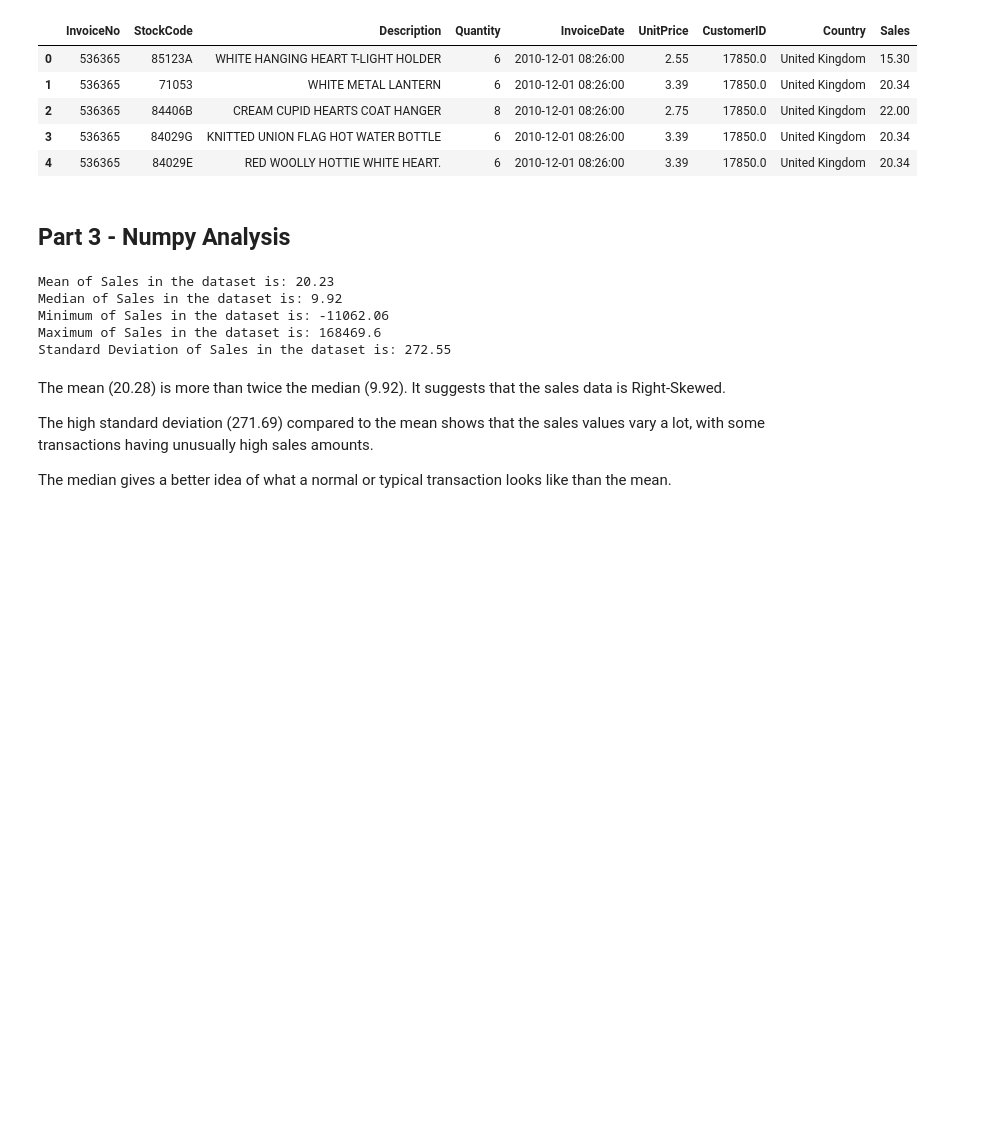
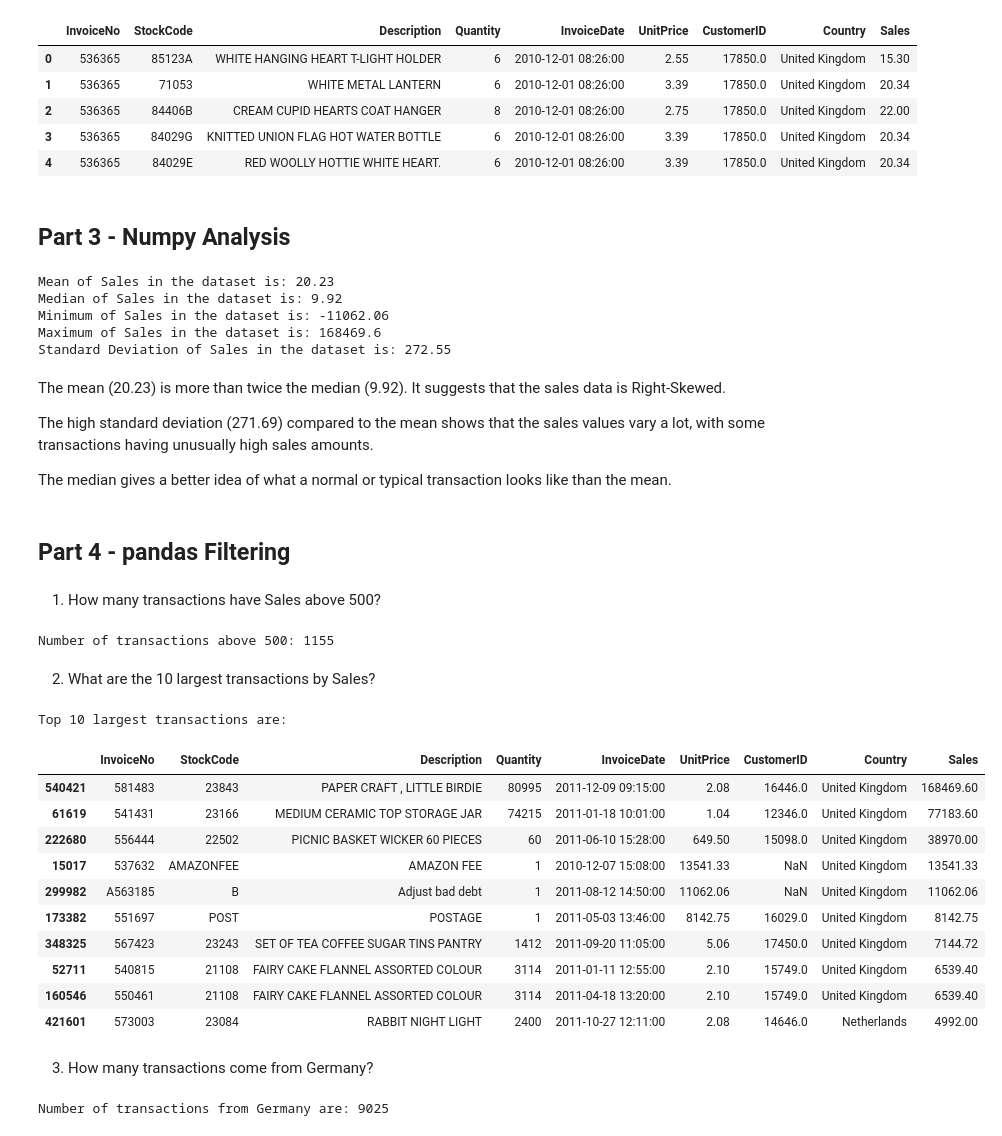
Before and after one commit to VishnuCodes96/Rebounce-Applied-AI-and-Analytics-Codes, a Jupyter notebook: python_301.ipynb, the cells around one changed output. Saved outputs shown, nothing was run; the diff lists cells and outputs as text; code cells hidden in the pictures; blank space fills up the shorter version.

Commit message:
Finished part 4 Pandas Filtering

```diff
--- a/python_301.ipynb
+++ b/python_301.ipynb
@@ -180,8 +180,41 @@ Minimum of Sales in the dataset is: -11062.06
 Maximum of Sales in the dataset is: 168469.6
 Standard Deviation of Sales in the dataset is: 272.55
 # %% [markdown]
-The mean (20.28) is more than twice the median (9.92). It suggests that the sales data is Right-Skewed.
+The mean (20.23) is more than twice the median (9.92). It suggests that the sales data is Right-Skewed.
 
 The high standard deviation (271.69) compared to the mean shows that the sales values vary a lot, with some transactions having unusually high sales amounts.
 
 The median gives a better idea of what a normal or typical transaction looks like than the mean.
+# %% [markdown]
+## Part 4 - pandas Filtering
+# %% [markdown]
+1. How many transactions have Sales above 500?
+# %%
+print(f'Number of transactions above 500: {clean_df[clean_df['Sales'] > 500].shape[0]}')
+# %% [output]
+Number of transactions above 500: 1155
+# %% [markdown]
+2. What are the 10 largest transactions by Sales?
+# %%
+largest_transactions = clean_df.sort_values('Sales',ascending=False)
+print(f'Top 10 largest transactions are:')
+largest_transactions.head(10)
+# %% [output]
+Top 10 largest transactions are:
+|  | InvoiceNo | StockCode | Description | Quantity | InvoiceDate | UnitPrice | CustomerID | Country | Sales |
+| 540421 | 581483 | 23843 | PAPER CRAFT , LITTLE BIRDIE | 80995 | 2011-12-09 09:15:00 | 2.08 | 16446.0 | United Kingdom | 168469.60 |
+| 61619 | 541431 | 23166 | MEDIUM CERAMIC TOP STORAGE JAR | 74215 | 2011-01-18 10:01:00 | 1.04 | 12346.0 | United Kingdom | 77183.60 |
+| 222680 | 556444 | 22502 | PICNIC BASKET WICKER 60 PIECES | 60 | 2011-06-10 15:28:00 | 649.50 | 15098.0 | United Kingdom | 38970.00 |
+| 15017 | 537632 | AMAZONFEE | AMAZON FEE | 1 | 2010-12-07 15:08:00 | 13541.33 | NaN | United Kingdom | 13541.33 |
+| 299982 | A563185 | B | Adjust bad debt | 1 | 2011-08-12 14:50:00 | 11062.06 | NaN | United Kingdom | 11062.06 |
+| 173382 | 551697 | POST | POSTAGE | 1 | 2011-05-03 13:46:00 | 8142.75 | 16029.0 | United Kingdom | 8142.75 |
+| 348325 | 567423 | 23243 | SET OF TEA COFFEE SUGAR TINS PANTRY | 1412 | 2011-09-20 11:05:00 | 5.06 | 17450.0 | United Kingdom | 7144.72 |
+| 52711 | 540815 | 21108 | FAIRY CAKE FLANNEL ASSORTED COLOUR | 3114 | 2011-01-11 12:55:00 | 2.10 | 15749.0 | United Kingdom | 6539.40 |
+| 160546 | 550461 | 21108 | FAIRY CAKE FLANNEL ASSORTED COLOUR | 3114 | 2011-04-18 13:20:00 | 2.10 | 15749.0 | United Kingdom | 6539.40 |
+| 421601 | 573003 | 23084 | RABBIT NIGHT LIGHT | 2400 | 2011-10-27 12:11:00 | 2.08 | 14646.0 | Netherlands | 4992.00 |
+# %% [markdown]
+3. How many transactions come from Germany?
+# %%
+print(f'Number of transactions from Germany are: {clean_df[clean_df['Country'] == 'Germany'].shape[0]}')
+# %% [output]
+Number of transactions from Germany are: 9025
```
Also changed, not shown: parts of 3 cells of this notebook.
